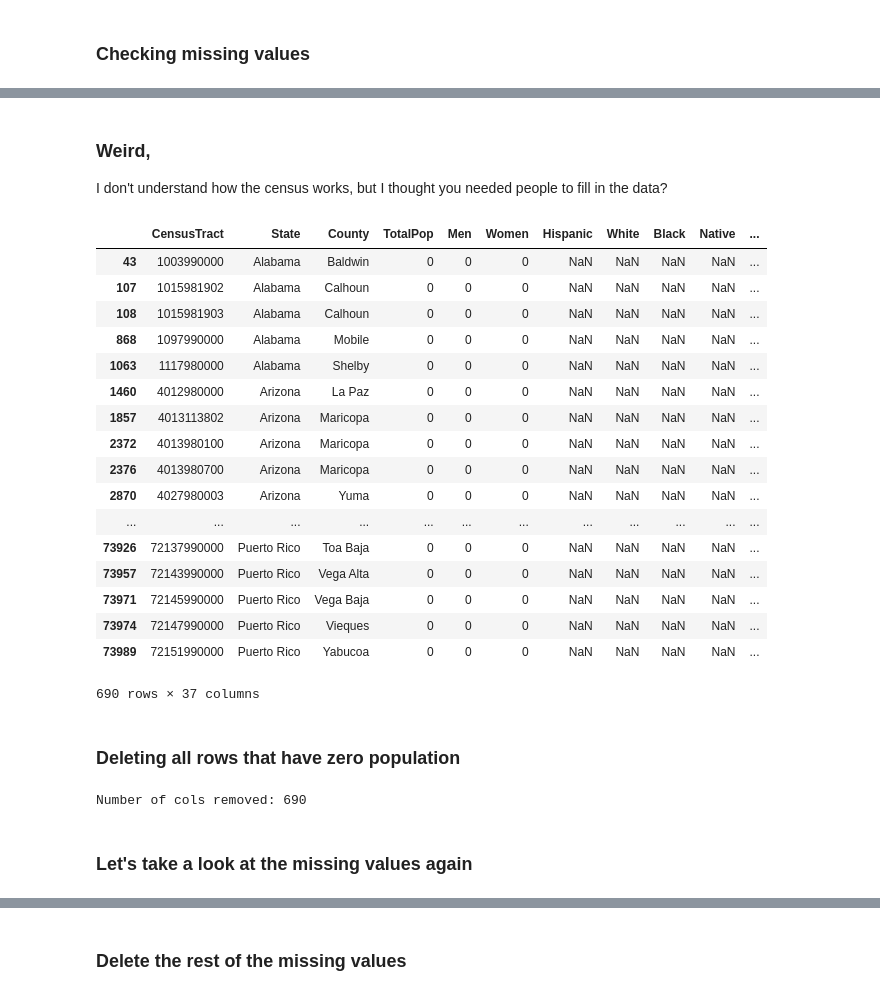
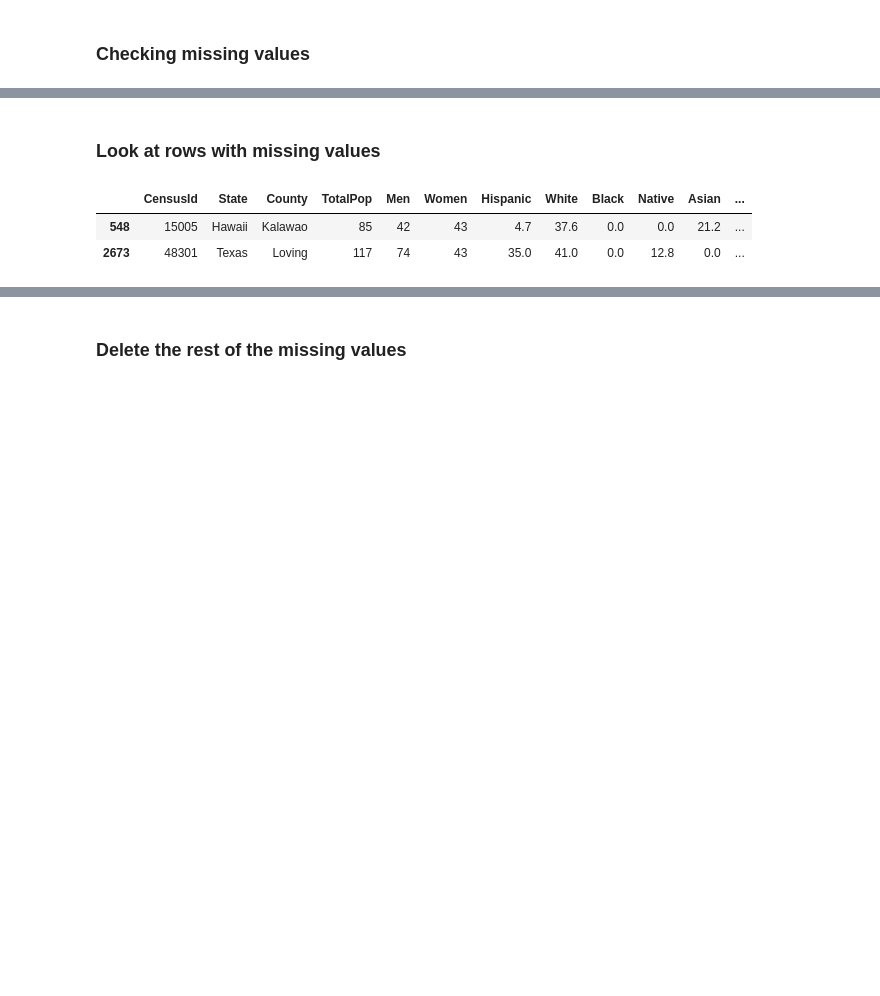
Before and after one commit to pstetz/Kaggle, a Jupyter notebook: in_progress/census/general_focus.ipynb, the cells around one changed output, grey strips where cells are left out. Cells and saved outputs as stored; diff of their text form; code cells hidden in the pictures; blank space fills up the shorter version.

```diff
--- a/in_progress/census/general_focus.ipynb
+++ b/in_progress/census/general_focus.ipynb
@@ -8,6 +8,7 @@ import matplotlib.pyplot as plt
 import seaborn as sns
 sns.set()
 %matplotlib inline
+pd.set_option('display.max_columns', None)
 # %% [markdown]
 ### Bokeh Imports
 # %%
@@ -25,7 +26,7 @@ Loading BokehJS ...
 # %% [markdown]
 ### Load data
 # %%
-census = pd.read_csv("../../data/census/census_tract.csv")
+census = pd.read_csv("../../data/census/census_county.csv")
 
 print("Shape of data", census.shape)
 print("Columns", census.columns)
@@ -73,37 +61,9 @@ Unemployment        802
 dtype: int64
-# %% [markdown]
-### Weird,
-
-I don't understand how the census works, but I thought you needed people to fill in the data?
+# %% [markdown]
+### Look at rows with missing values
 # %%
-census[census.Hispanic.isnull()]
+census[census.isnull().any(axis=1)]
 # %% [output]
-|  | CensusTract | State | County | TotalPop | Men | Women | Hispanic | White | Black | Native | ... |
-| 43 | 1003990000 | Alabama | Baldwin | 0 | 0 | 0 | NaN | NaN | NaN | NaN | ... |
-| 107 | 1015981902 | Alabama | Calhoun | 0 | 0 | 0 | NaN | NaN | NaN | NaN | ... |
-| 108 | 1015981903 | Alabama | Calhoun | 0 | 0 | 0 | NaN | NaN | NaN | NaN | ... |
-| 868 | 1097990000 | Alabama | Mobile | 0 | 0 | 0 | NaN | NaN | NaN | NaN | ... |
-| 1063 | 1117980000 | Alabama | Shelby | 0 | 0 | 0 | NaN | NaN | NaN | NaN | ... |
-| 1460 | 4012980000 | Arizona | La Paz | 0 | 0 | 0 | NaN | NaN | NaN | NaN | ... |
-| 1857 | 4013113802 | Arizona | Maricopa | 0 | 0 | 0 | NaN | NaN | NaN | NaN | ... |
-| 2372 | 4013980100 | Arizona | Maricopa | 0 | 0 | 0 | NaN | NaN | NaN | NaN | ... |
-| 2376 | 4013980700 | Arizona | Maricopa | 0 | 0 | 0 | NaN | NaN | NaN | NaN | ... |
-| 2870 | 4027980003 | Arizona | Yuma | 0 | 0 | 0 | NaN | NaN | NaN | NaN | ... |
-| ... | ... | ... | ... | ... | ... | ... | ... | ... | ... | ... | ... |
-| 73926 | 72137990000 | Puerto Rico | Toa Baja | 0 | 0 | 0 | NaN | NaN | NaN | NaN | ... |
-| 73957 | 72143990000 | Puerto Rico | Vega Alta | 0 | 0 | 0 | NaN | NaN | NaN | NaN | ... |
-| 73971 | 72145990000 | Puerto Rico | Vega Baja | 0 | 0 | 0 | NaN | NaN | NaN | NaN | ... |
-| 73974 | 72147990000 | Puerto Rico | Vieques | 0 | 0 | 0 | NaN | NaN | NaN | NaN | ... |
-| 73989 | 72151990000 | Puerto Rico | Yabucoa | 0 | 0 | 0 | NaN | NaN | NaN | NaN | ... |
+|  | CensusId | State | County | TotalPop | Men | Women | Hispanic | White | Black | Native | Asian | ... |
+| 548 | 15005 | Hawaii | Kalawao | 85 | 42 | 43 | 4.7 | 37.6 | 0.0 | 0.0 | 21.2 | ... |
+| 2673 | 48301 | Texas | Loving | 117 | 74 | 43 | 35.0 | 41.0 | 0.0 | 12.8 | 0.0 | ... |
-690 rows × 37 columns
-# %% [markdown]
-### Deleting all rows that have zero population
-# %%
-before_N = len(census)
-census = census.drop(census[census.TotalPop == 0].index)
-after_N = len(census)
-print("Number of cols removed:", before_N - after_N)
-# %% [output]
-Number of cols removed: 690
-# %% [markdown]
-### Let's take a look at the missing values again
```
Also changed, not shown: parts of 3 cells of this notebook, 5 other files.
